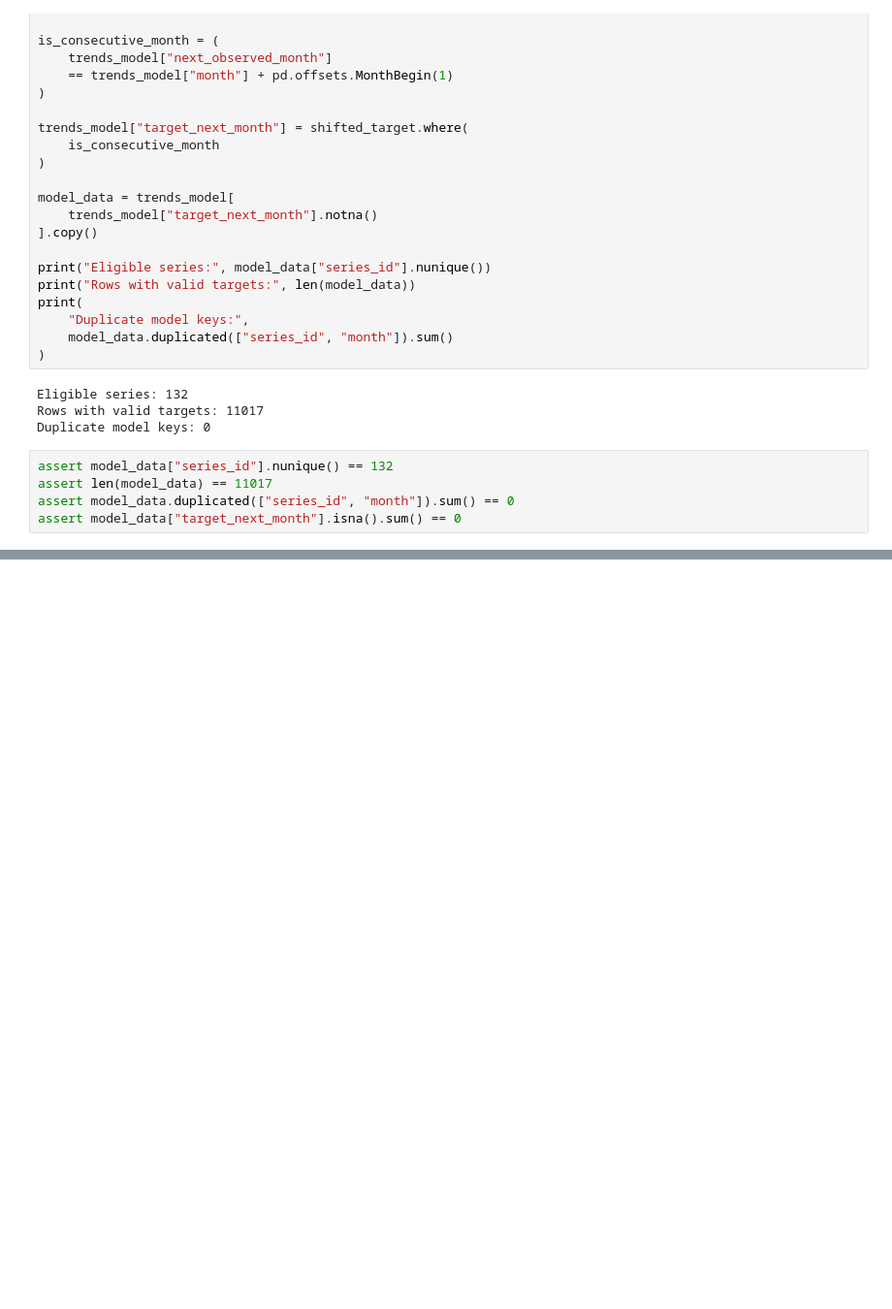
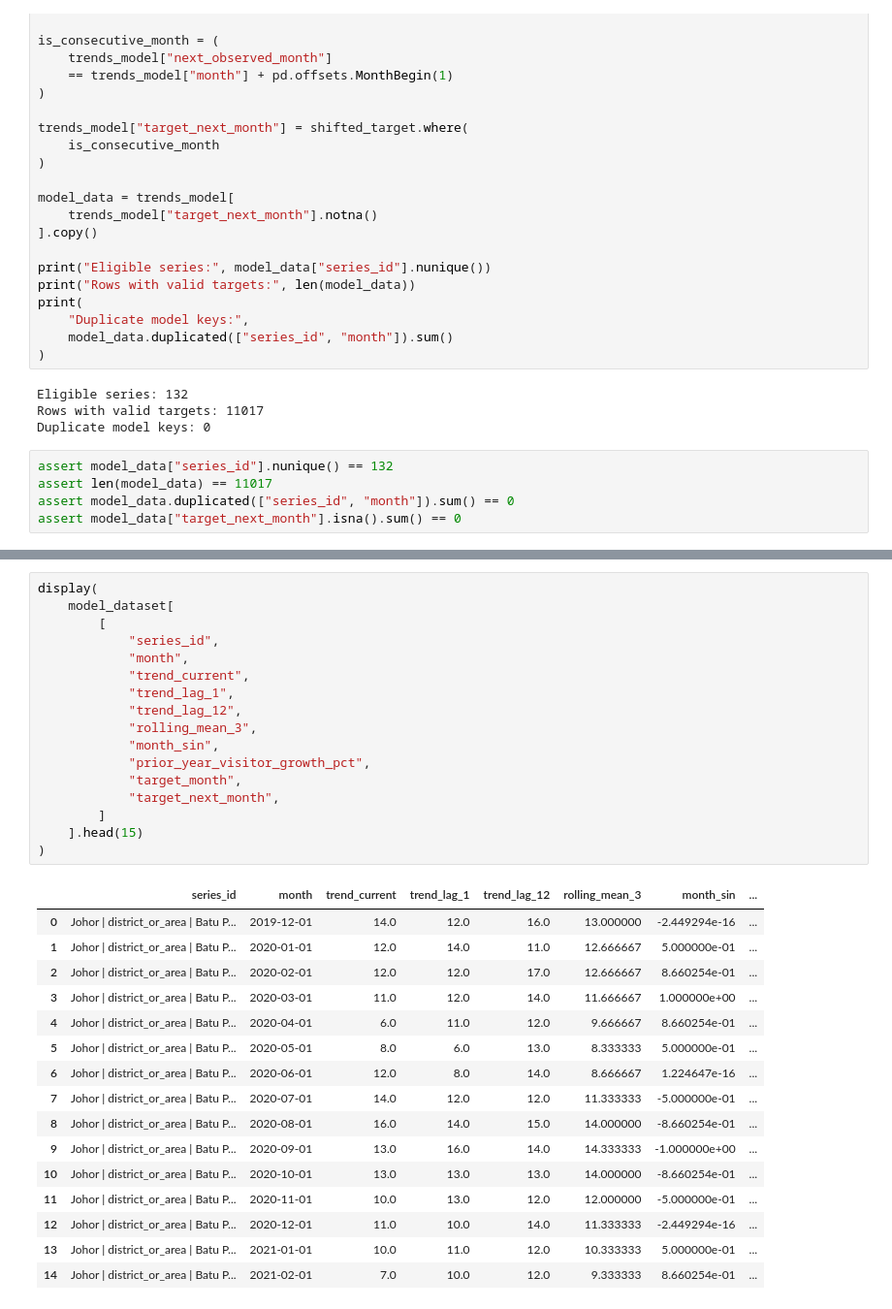
Before and after one commit to Nadsyuhamus/Databladez_Tourism, a Jupyter notebook: 01_data_audit.ipynb, the cells around one changed output, grey strips where cells are left out. Shown at 97% size. Cells and saved outputs as stored; diff of their text form; blank space fills up the shorter version.

```diff
--- a/01_data_audit.ipynb
+++ b/01_data_audit.ipynb
@@ -688,0 +978,34 @@ assert model_data["target_next_month"].isna().sum() == 0
+# %%
+display(
+    model_dataset[
+        [
+            "series_id",
+            "month",
+            "trend_current",
+            "trend_lag_1",
+            "trend_lag_12",
+            "rolling_mean_3",
+            "month_sin",
+            "prior_year_visitor_growth_pct",
+            "target_month",
+            "target_next_month",
+        ]
+    ].head(15)
+)
+# %% [output]
+|  | series_id | month | trend_current | trend_lag_1 | trend_lag_12 | rolling_mean_3 | month_sin | ... |
+| 0 | Johor | district_or_area | Batu P... | 2019-12-01 | 14.0 | 12.0 | 16.0 | 13.000000 | -2.449294e-16 | ... |
+| 1 | Johor | district_or_area | Batu P... | 2020-01-01 | 12.0 | 14.0 | 11.0 | 12.666667 | 5.000000e-01 | ... |
+| 2 | Johor | district_or_area | Batu P... | 2020-02-01 | 12.0 | 12.0 | 17.0 | 12.666667 | 8.660254e-01 | ... |
+| 3 | Johor | district_or_area | Batu P... | 2020-03-01 | 11.0 | 12.0 | 14.0 | 11.666667 | 1.000000e+00 | ... |
+| 4 | Johor | district_or_area | Batu P... | 2020-04-01 | 6.0 | 11.0 | 12.0 | 9.666667 | 8.660254e-01 | ... |
+| 5 | Johor | district_or_area | Batu P... | 2020-05-01 | 8.0 | 6.0 | 13.0 | 8.333333 | 5.000000e-01 | ... |
+| 6 | Johor | district_or_area | Batu P... | 2020-06-01 | 12.0 | 8.0 | 14.0 | 8.666667 | 1.224647e-16 | ... |
+| 7 | Johor | district_or_area | Batu P... | 2020-07-01 | 14.0 | 12.0 | 12.0 | 11.333333 | -5.000000e-01 | ... |
+| 8 | Johor | district_or_area | Batu P... | 2020-08-01 | 16.0 | 14.0 | 15.0 | 14.000000 | -8.660254e-01 | ... |
+| 9 | Johor | district_or_area | Batu P... | 2020-09-01 | 13.0 | 16.0 | 14.0 | 14.333333 | -1.000000e+00 | ... |
+| 10 | Johor | district_or_area | Batu P... | 2020-10-01 | 13.0 | 13.0 | 13.0 | 14.000000 | -8.660254e-01 | ... |
+| 11 | Johor | district_or_area | Batu P... | 2020-11-01 | 10.0 | 13.0 | 12.0 | 12.000000 | -5.000000e-01 | ... |
+| 12 | Johor | district_or_area | Batu P... | 2020-12-01 | 11.0 | 10.0 | 14.0 | 11.333333 | -2.449294e-16 | ... |
+| 13 | Johor | district_or_area | Batu P... | 2021-01-01 | 10.0 | 11.0 | 12.0 | 10.333333 | 5.000000e-01 | ... |
+| 14 | Johor | district_or_area | Batu P... | 2021-02-01 | 7.0 | 10.0 | 12.0 | 9.333333 | 8.660254e-01 | ... |
```
Also changed, not shown: parts of 7 cells of this notebook.
